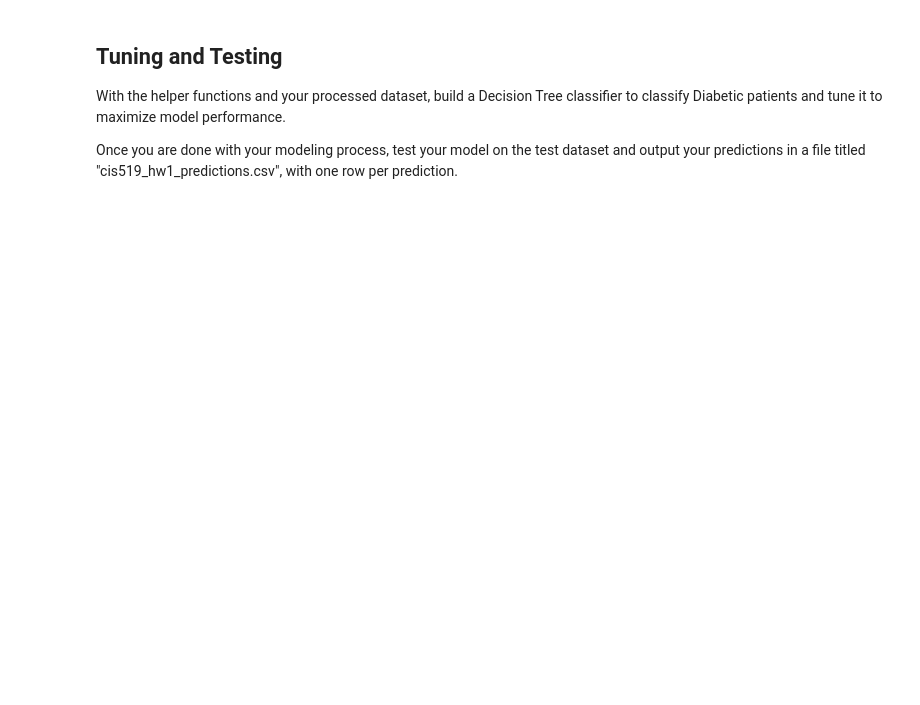
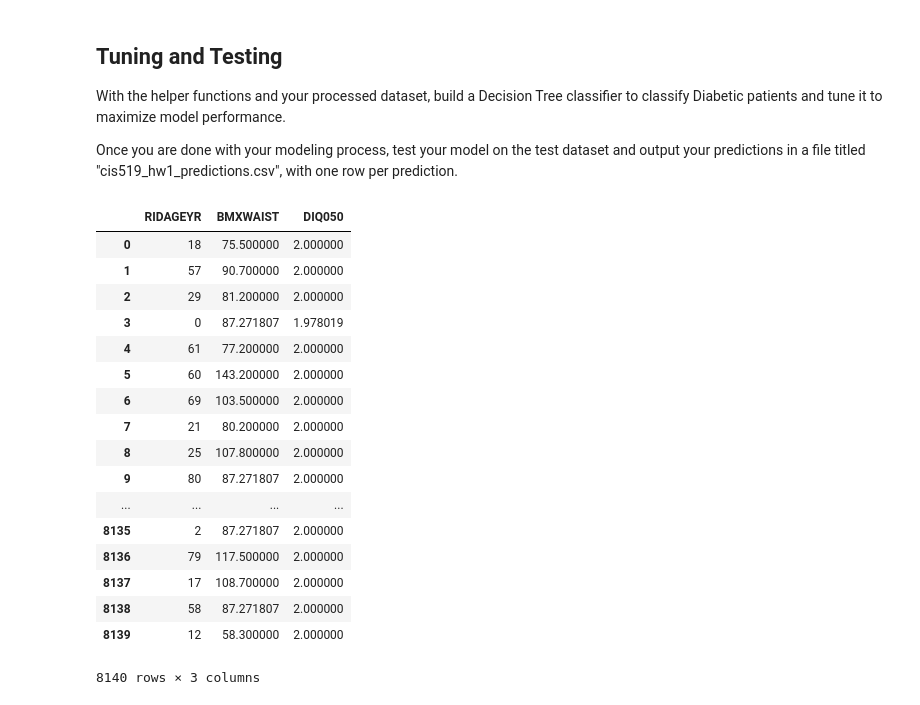
Before and after one commit to YongxinJackGuo/CIS519-Machine-Learning, a Jupyter notebook: HW1/cis519_hw1_solution.ipynb, the cells around one changed output. Cells and saved outputs as stored; diff of their text form; code cells hidden in the pictures; blank space fills up the shorter version.

```diff
--- a/HW1/cis519_hw1_solution.ipynb
+++ b/HW1/cis519_hw1_solution.ipynb
@@ -95,9 +89,4 @@ Feel free to reuse code you've already written in HW 0.
 # %%
-# TODO Insert your preprocessing code here
-# read the data again
-df = pd.read_csv(baseDir+'hw1-NHANES-diabetes-train.csv')
-# Display the statistics information of the data
-display(df.describe())
 #------------------------------One-hot Encoding---------------------------------------
 # Find out if there is any non-numerical features
 non_num_count = (df.dtypes == object).sum() # there is 31 non-numerical features
@@ -161,3 +116,25 @@ The total column now is:  923
+# %%
+#--------------------------choose the columns we are interested in-------------------
+# use correlation matrix to select the features
+corr_matrix = df.corr(method = 'pearson')
+# choose the correlation value larger than 0.25
+df = df.loc[:, (abs(corr_matrix.loc[:, 'DIABETIC']) > 0.3)]
+df = df.drop(['DIQ010'], axis = 1)
+
+# # Find out if there is any non-numerical features
+# non_num_count = (df.dtypes == object).sum() # there is 31 non-numerical features
+# print('There are ', non_num_count, ' non-numerical features needed to be replaced with OHE')
+# non_num_pos = (df.dtypes == object) # a boolean series indicating which col is object
+# non_num_col = df.columns[non_num_pos] # get the non-numerical feature column
+
+# chosen_features = ['RIDAGEYR', 'BMXWAIST', 'BMXHT', 'LBXTC', 'BMXLEG', 'BMXWT', 'BMXBMI',
+#                   'RIDRETH1', 'BPQ020', 'ALQ120Q', 'DMDEDUC2', 'RIAGENDR', 'INDFMPIR',
+#                   'LBXPLTSI', 'LBXWBCSI', 'LBXLYPCT	', 'LBXMOPCT', 'LBXNEPCT', 'LBXEOPCT',
+#                    'LBXBAPCT', 'LBDLYMNO', 'LBDMONO', 'LBDNENO', 'LBDEONO', 'LBDBANO',
+#                    'LBXRBCSI', 'LBXHGB', 'LBXHCT', 'LBXMCVSI', 'LBXMCHSI', 'LBXMC',
+#                    'LBXRDW', 'LBXPLTSI', 'LBXMPSI', 'PHQ020', 'PHQ030', 'PHQ040',
+#                    'PHQ050', 'PHQ060', 'PHAFSTHR.x', 'PHAFSTMN.x' ,'DIABETIC']
+# df = pd.concat([df.loc[:, chosen_features], df[non_num_col]], axis = 1)
 # %%
 #----------------------------Replace the rest of NaN with means--------------------------
 df = df.fillna(df.mean())
@@ -173,8 +142,8 @@ display(df.head())
 # %%
 #---------------------------------Outlier Elimination-----------------------------------
 # drop the outliers with values outside of m +/- 3*s.t.d
-outlier_bol_upper = (df <= (df.mean() + 10 * df.std())).astype('int')
-outlier_bol_lower = (df >= (df.mean() - 10 * df.std())).astype('int')
+outlier_bol_upper = (df_without_onehots <= (df_without_onehots.mean() + 10 * df_without_onehots.std())).astype('int')
+outlier_bol_lower = (df_without_onehots >= (df_without_onehots.mean() - 10 * df_without_onehots.std())).astype('int')
 outlier_bol = np.logical_and(outlier_bol_upper, outlier_bol_lower)
 # max((~outlier_bol).sum()) # check what is the maximum number of outliers in any of these columns
 # sum((~outlier_bol).sum() == 8140) # check if there are columns with all being outliers (wrong)
@@ -341,7 +311,7 @@ def automatic_dt_pruning(DecisionTreeClassifier, X, y, num_trials, num_folds, ra
     ccp_list = []
     clf = DecisionTreeClassifier
     tracker = 0;
-    stop_threshold = 60
+    stop_threshold = 200
     while True:
         clf.set_params(ccp_alpha = ccp_value)
         accuracy_list.append(cross_validated_accuracy(clf, X, y, num_trials, num_folds, random_seed))
@@ -402,0 +378,21 @@ Once you are done with your modeling process, test your model on the test datase
+# %%
+X
+# %% [output]
+|  | RIDAGEYR | BMXWAIST | DIQ050 |
+| 0 | 18 | 75.500000 | 2.000000 |
+| 1 | 57 | 90.700000 | 2.000000 |
+| 2 | 29 | 81.200000 | 2.000000 |
+| 3 | 0 | 87.271807 | 1.978019 |
+| 4 | 61 | 77.200000 | 2.000000 |
+| 5 | 60 | 143.200000 | 2.000000 |
+| 6 | 69 | 103.500000 | 2.000000 |
+| 7 | 21 | 80.200000 | 2.000000 |
+| 8 | 25 | 107.800000 | 2.000000 |
+| 9 | 80 | 87.271807 | 2.000000 |
+| ... | ... | ... | ... |
+| 8135 | 2 | 87.271807 | 2.000000 |
+| 8136 | 79 | 117.500000 | 2.000000 |
+| 8137 | 17 | 108.700000 | 2.000000 |
+| 8138 | 58 | 87.271807 | 2.000000 |
+| 8139 | 12 | 58.300000 | 2.000000 |
+8140 rows × 3 columns
```
Also changed, not shown: parts of 14 cells of this notebook, 4 other files.
